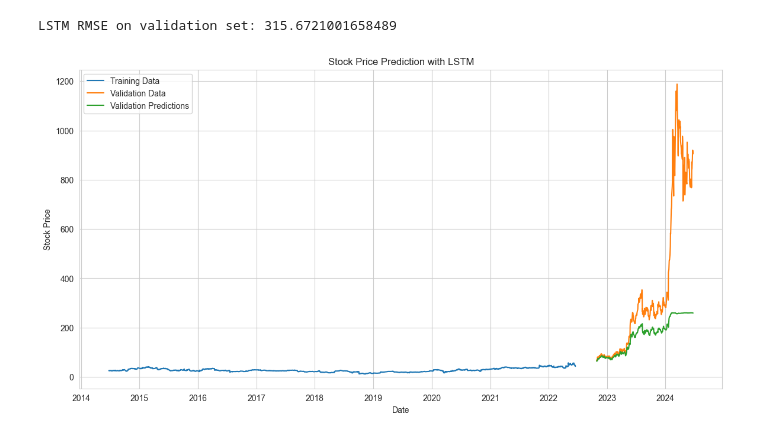
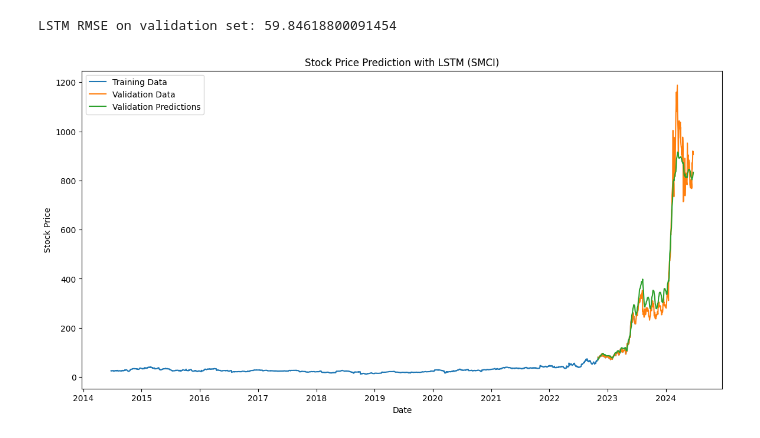
Before and after one commit to Sara-Ho99/stock-prediction, a Jupyter notebook: LSTM_5_multi_dim.ipynb, the cells around one changed output. Drawn from its saved outputs; the diff is of its cells as text; code cells hidden in the pictures.

Commit message:
Multi dimension updated (file 5), error 59, best results so far

```diff
--- a/LSTM_5_multi_dim.ipynb
+++ b/LSTM_5_multi_dim.ipynb
@@ -51,30 +75,42 @@ selected_features = ['Close/Last']
 num_features = len(selected_features)
 # %%
 # 3. Data pre-processing
-scaler = MinMaxScaler(feature_range=(0, 1))
 
-# Normalize the 'Close/Last' column for both training and validation sets
-train_data = scaler.fit_transform(train_set[selected_features].values)
-valid_data = scaler.transform(valid_set[selected_features].values)
+# # Normalization for 1 feature
+# scaler = MinMaxScaler(feature_range=(0, 1))
+# train_data = scaler.fit_transform(train_set[selected_features].values)
+# valid_data = scaler.transform(valid_set[selected_features].values)
+
+# Normalization for multiple features
+scalers = {}
+train_data = train_set.copy()
+valid_data = valid_set.copy()
+
+for feature in selected_features:
+    scalers[feature] = MinMaxScaler(feature_range=(0, 1))
+    # scalers[feature] = StandardScaler()
+    train_data[feature] = scalers[feature].fit_transform(train_set[feature].values.reshape(-1, 1))
+    valid_data[feature] = scalers[feature].transform(valid_set[feature].values.reshape(-1, 1))
+
+for feature in selected_features:
+    scalers[feature] = MinMaxScaler(feature_range=(0, 1))
+    train_data[feature] = scalers[feature].fit_transform(train_set[feature].values.reshape(-1, 1))
+    valid_data[feature] = scalers[feature].transform(valid_set[feature].values.reshape(-1, 1))
 
 # Initialize lists to store training and validation data
-# x may contain multiple features, while y is the target value that is being predicted, the close price
 x_train, y_train = [], []
 for i in range(time_steps, len(train_data)):
-    x_train.append(train_data[i-time_steps:i, :])
-    y_train.append(train_data[i, 0])  # Only keep the Close/Last column as label
+    x_train.append(train_data[selected_features].values[i-time_steps:i])
+    y_train.append(train_data['Close/Last'].values[i])
 
 x_valid, y_valid = [], []
 for i in range(time_steps, len(valid_data)):
-    x_valid.append(valid_data[i-time_steps:i, :])
-    y_valid.append(valid_data[i, 0])  # Only keep the Close/Last column as label
-
+    x_valid.append(valid_data[selected_features].values[i-time_steps:i])
+    y_valid.append(valid_data['Close/Last'].values[i])
 
 # Convert lists to numpy arrays
 x_train, y_train = np.array(x_train), np.array(y_train)
 x_valid, y_valid = np.array(x_valid), np.array(y_valid)
-x_train = np.reshape(x_train, (x_train.shape[0], x_train.shape[1], len(selected_features)))
-x_valid = np.reshape(x_valid, (x_valid.shape[0], x_valid.shape[1], len(selected_features)))
 # %%
 # 4. Build Model - function
 def build_model():
@@ -89,10 +125,11 @@ def build_model():
 # %%
 # Training
 model = build_model()
-model.fit(x_train, y_train, epochs=25, batch_size=32)
+# history = model.fit(x_train, y_train, epochs=25, batch_size=32)
+history = model.fit(x_train, y_train, epochs=25, batch_size=32, validation_split=0.1, verbose=1)
 
-# Make Prediction
+
 predicted_y_valid_normalized = model.predict(x_valid)
-predicted_y_valid = scaler.inverse_transform(predicted_y_valid_normalized)
+predicted_y_valid = scalers['Close/Last'].inverse_transform(predicted_y_valid_normalized)
 # %% [output]
 Epoch 1/25
@@ -116,18 +153,18 @@ Epoch 25/25
 # %%
 # Print & Visualize the results
 valid_rmse = np.sqrt(mean_squared_error(valid_set['Close/Last'].values[time_steps:], predicted_y_valid))
 print(f"LSTM RMSE on validation set: {valid_rmse}")
 
 # Visualization
 plt.figure(figsize=(14, 7))
 plt.plot(train_set.index, train_set['Close/Last'], label='Training Data')
 plt.plot(valid_set.index[time_steps:], valid_set['Close/Last'].values[time_steps:], label='Validation Data')
 plt.plot(valid_set.index[time_steps:], predicted_y_valid, label='Validation Predictions')
 plt.xlabel('Date')
 plt.ylabel('Stock Price')
-plt.title('Stock Price Prediction with LSTM')
+plt.title('Stock Price Prediction with LSTM (SMCI)')
 plt.legend()
 plt.show()
 # %% [output]
-LSTM RMSE on validation set: 315.6721001658489
+LSTM RMSE on validation set: 59.84618800091454
-[figure, old version]
+[figure, new version]
```
Also changed, not shown: parts of 4 cells of this notebook.
